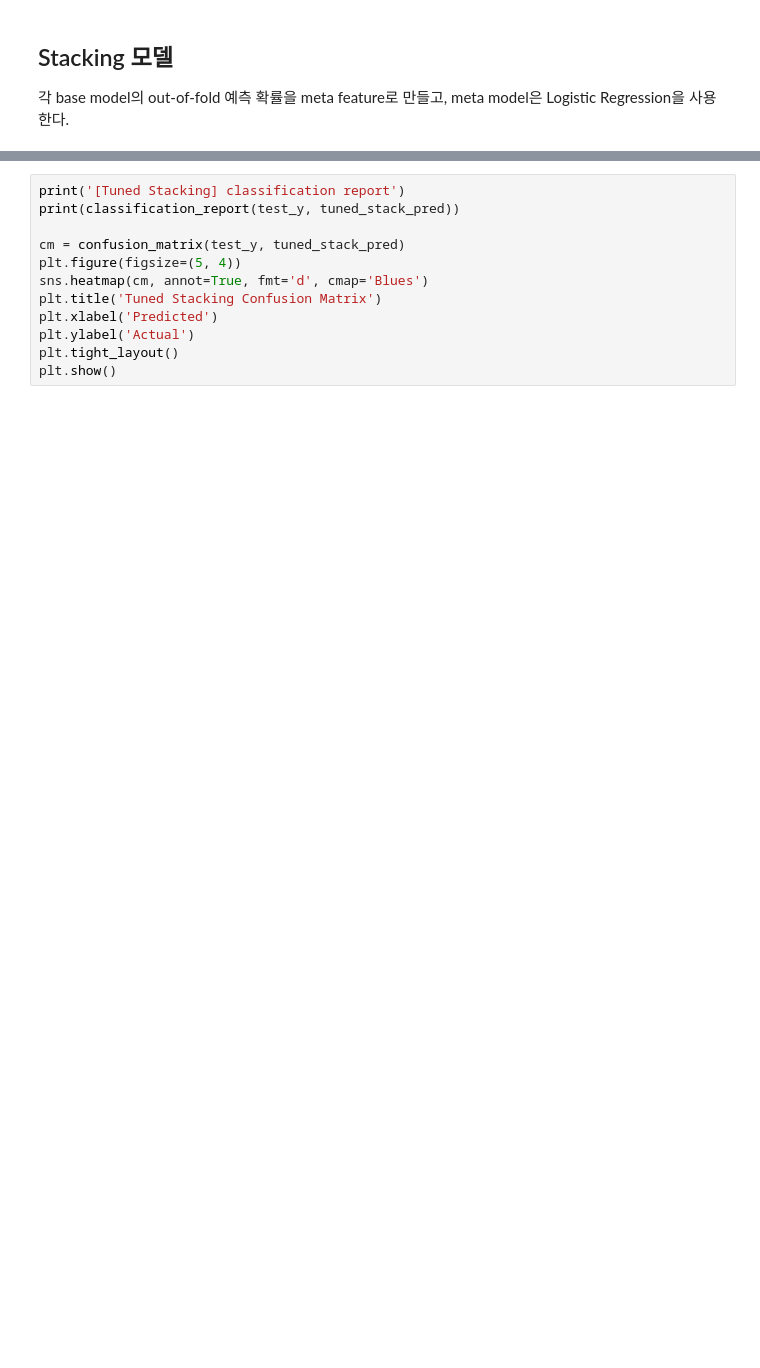
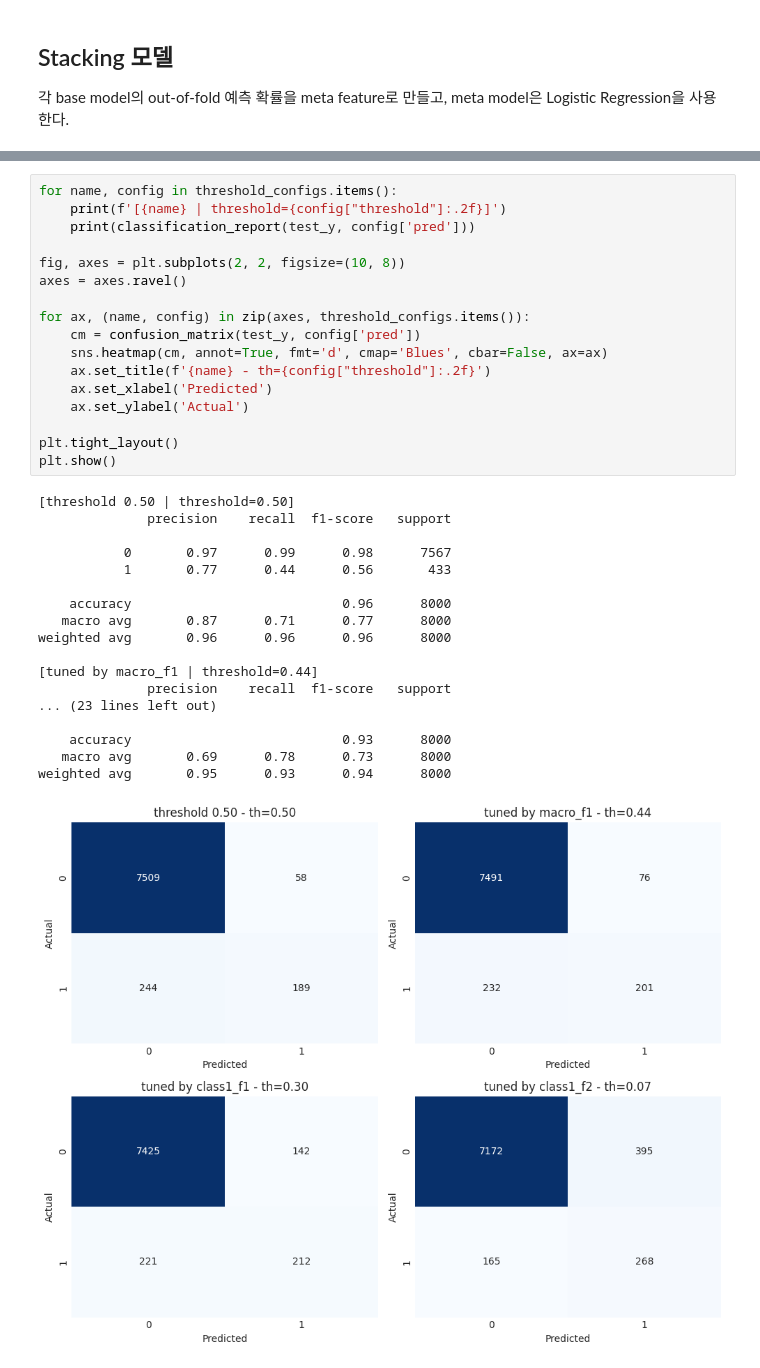
Before and after one commit to wagyu09/invoice-delay-prediction, a Jupyter notebook: notebooks/07_hyperparameter_tuning.ipynb, the cells around one changed output, grey strips where cells are left out. Drawn from its saved outputs; the diff is of its cells as text; blank space fills up the shorter version.

```diff
--- a/notebooks/07_hyperparameter_tuning.ipynb
+++ b/notebooks/07_hyperparameter_tuning.ipynb
@@ -400,13 +557,37 @@ plt.show()
 # %%
-print('[Tuned Stacking] classification report')
-print(classification_report(test_y, tuned_stack_pred))
+for name, config in threshold_configs.items():
+    print(f'[{name} | threshold={config["threshold"]:.2f}]')
+    print(classification_report(test_y, config['pred']))
 
-cm = confusion_matrix(test_y, tuned_stack_pred)
-plt.figure(figsize=(5, 4))
-sns.heatmap(cm, annot=True, fmt='d', cmap='Blues')
-plt.title('Tuned Stacking Confusion Matrix')
-plt.xlabel('Predicted')
-plt.ylabel('Actual')
+fig, axes = plt.subplots(2, 2, figsize=(10, 8))
+axes = axes.ravel()
+
+for ax, (name, config) in zip(axes, threshold_configs.items()):
+    cm = confusion_matrix(test_y, config['pred'])
+    sns.heatmap(cm, annot=True, fmt='d', cmap='Blues', cbar=False, ax=ax)
+    ax.set_title(f'{name} - th={config["threshold"]:.2f}')
+    ax.set_xlabel('Predicted')
+    ax.set_ylabel('Actual')
+
 plt.tight_layout()
 plt.show()
+# %% [output]
+[threshold 0.50 | threshold=0.50]
+              precision    recall  f1-score   support
+
+           0       0.97      0.99      0.98      7567
+           1       0.77      0.44      0.56       433
+
+    accuracy                           0.96      8000
+   macro avg       0.87      0.71      0.77      8000
+weighted avg       0.96      0.96      0.96      8000
+
+[tuned by macro_f1 | threshold=0.44]
+              precision    recall  f1-score   support
+... (23 lines left out)
+
+    accuracy                           0.93      8000
+   macro avg       0.69      0.78      0.73      8000
+weighted avg       0.95      0.93      0.94      8000
+[figure, added]
 # %%
```
Also changed, not shown: parts of 20 cells of this notebook.
